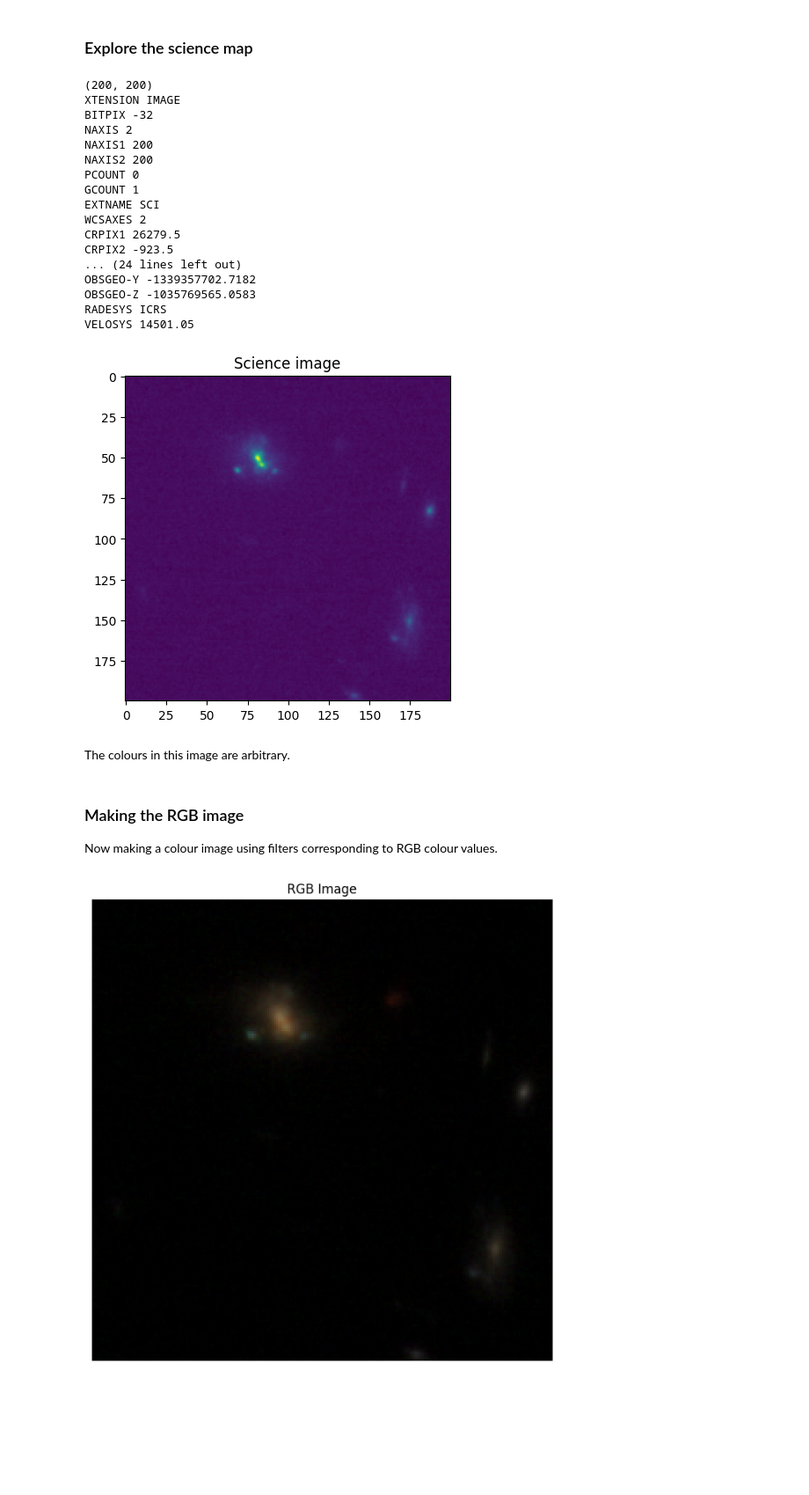
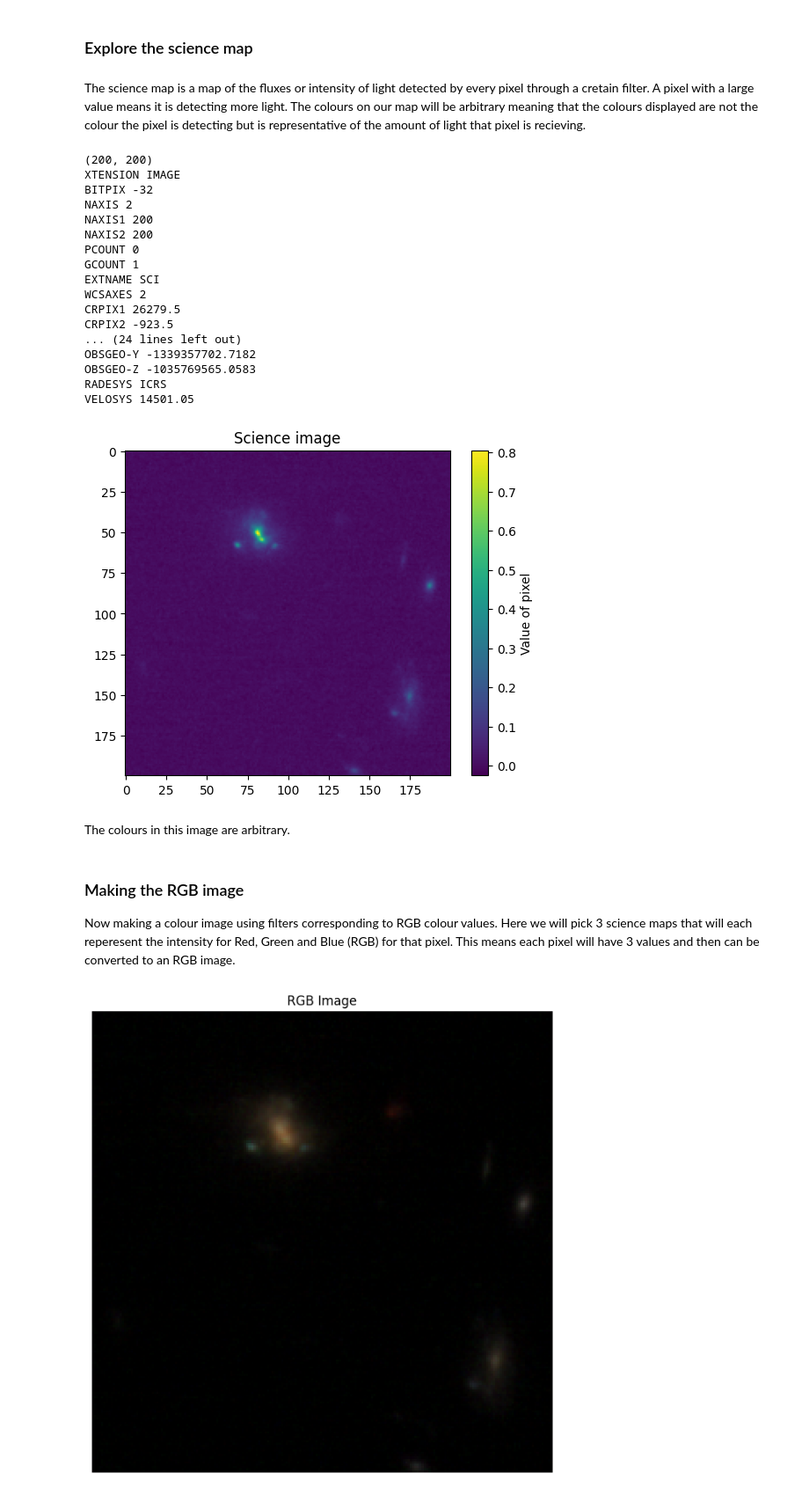
Before and after one commit to stephenmwilkins/jwst_imaging_workshop, a Jupyter notebook: workbooks/basic_image_analysis.ipynb, the cells around one changed output. Shown at 88% size. Saved outputs shown, nothing was run; the diff lists cells and outputs as text; code cells hidden in the pictures; blank space fills up the shorter version.

```diff
--- a/workbooks/basic_image_analysis.ipynb
+++ b/workbooks/basic_image_analysis.ipynb
@@ -41,6 +41,8 @@ No.    Name      Ver    Type      Cards   Dimensions   Format
   3  WHT           1 ImageHDU        39   (200, 200)   float32
 # %% [markdown]
 ### Explore the science map
+# %% [markdown]
+The science map is a map of the fluxes or intensity of light detected by every pixel through a cretain filter. A pixel with a large value means it is detecting more light. The colours on our map will be arbitrary meaning that the colours displayed are not the colour the pixel is detecting but is representative of the amount of light that pixel is recieving.
 # %%
 
 # grab the extension holding the science image
@@ -48,39 +50,42 @@ hdu = hdul['SCI']
 
 # print the shape of the science image
 print(hdu.data.shape)
 
 # print the header keywords
 for key, value in hdu.header.items():
     print(key, value)
 
 # plot the data
 plt.imshow(hdu.data)
 plt.title("Science image")
+clb=plt.colorbar()
+clb.set_label("Value of pixel")
+
 plt.show()
 # %% [output]
 (200, 200)
 XTENSION IMAGE
 BITPIX -32
 NAXIS 2
 NAXIS1 200
 NAXIS2 200
 PCOUNT 0
 GCOUNT 1
 EXTNAME SCI
 WCSAXES 2
 CRPIX1 26279.5
 CRPIX2 -923.5
 ... (24 lines left out)
 OBSGEO-Y -1339357702.7182
 OBSGEO-Z -1035769565.0583
 RADESYS ICRS
 VELOSYS 14501.05
-[figure, old version]
+[figure, new version]
 # %% [markdown]
 The colours in this image are arbitrary.
 # %% [markdown]
 ### Making the RGB image
-Now making a colour image using filters corresponding to RGB colour values.
+Now making a colour image using filters corresponding to RGB colour values. Here we will pick 3 science maps that will each reperesent the intensity for Red, Green and Blue (RGB) for that pixel. This means each pixel will have 3 values and then can be converted to an RGB image.
 # %%
 
 
```
Also changed, not shown: parts of 1 cell of this notebook, 1 other file.
